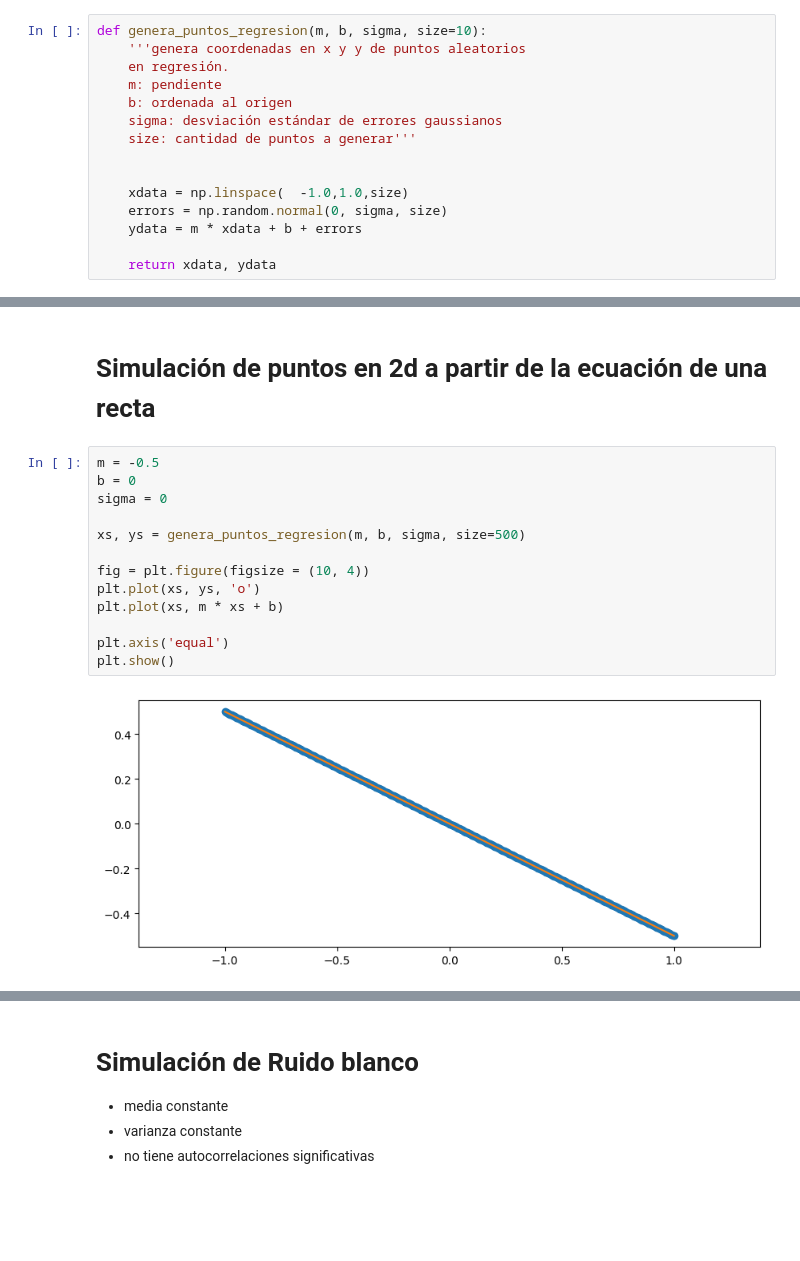
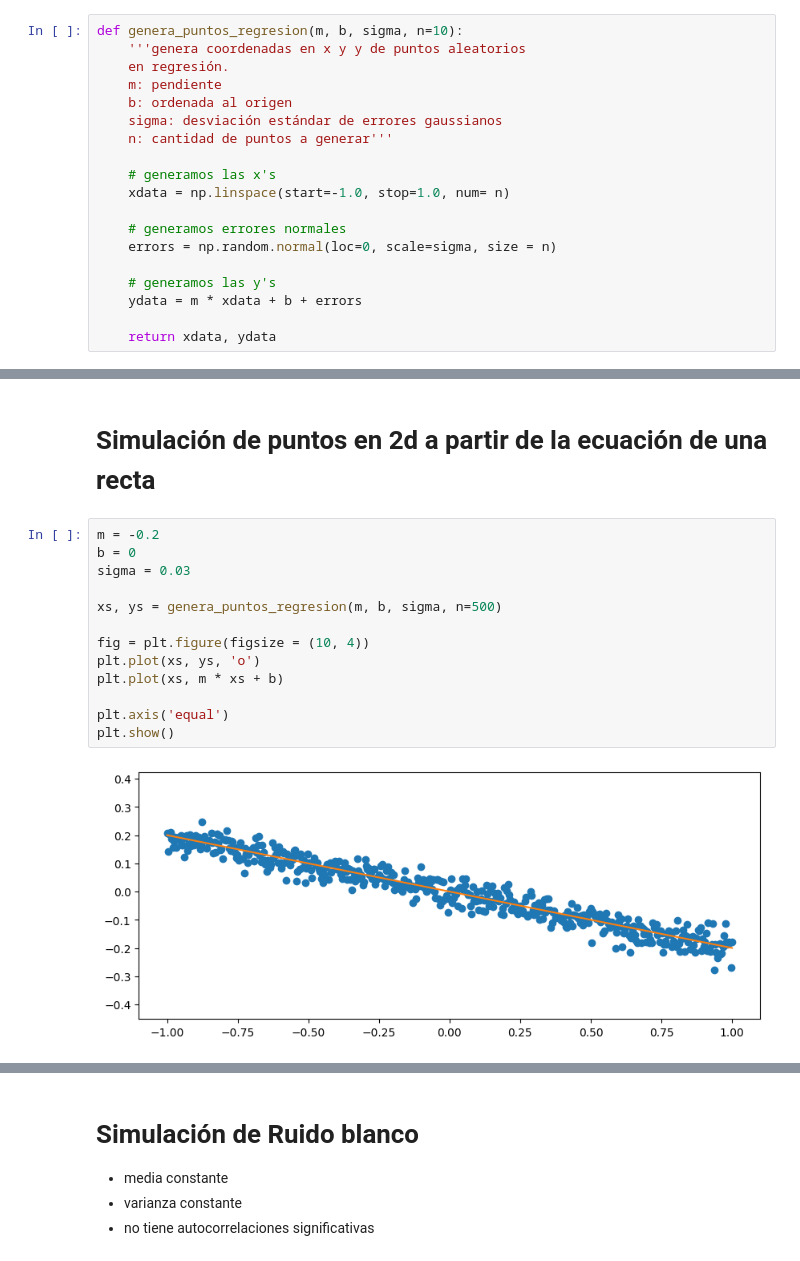
Before and after one commit to AnIsAsPe/Prediccion-produccion-electricidad, a Jupyter notebook: notebooks/regresión,_ruido_y_series_de_tiempo.ipynb, the cells around one changed output, grey strips where cells are left out. Saved outputs shown, nothing was run; the diff lists cells and outputs as text; blank space fills up the shorter version.

```diff
--- a/notebooks/regresión,_ruido_y_series_de_tiempo.ipynb
+++ b/notebooks/regresión,_ruido_y_series_de_tiempo.ipynb
@@ -11,17 +11,21 @@ from statsmodels.graphics.tsaplots import plot_acf, plot_pacf
 
 import matplotlib.pyplot as plt
 # %%
-def genera_puntos_regresion(m, b, sigma, size=10):
+def genera_puntos_regresion(m, b, sigma, n=10):
     '''genera coordenadas en x y y de puntos aleatorios
     en regresión.
     m: pendiente
     b: ordenada al origen
     sigma: desviación estándar de errores gaussianos
-    size: cantidad de puntos a generar'''
+    n: cantidad de puntos a generar'''
 
+    # generamos las x's
+    xdata = np.linspace(start=-1.0, stop=1.0, num= n)
 
-    xdata = np.linspace(  -1.0,1.0,size)
-    errors = np.random.normal(0, sigma, size)
+    # generamos errores normales
+    errors = np.random.normal(loc=0, scale=sigma, size = n)
+
+    # generamos las y's
     ydata = m * xdata + b + errors
 
     return xdata, ydata
@@ -39,20 +39,20 @@ def autocorrelacion(serie, lag=1):
 # %% [markdown]
 # Simulación de puntos en 2d a partir de la ecuación de una recta
 # %%
-m = -0.5
+m = -0.2
 b = 0
-sigma = 0
+sigma = 0.03
 
-xs, ys = genera_puntos_regresion(m, b, sigma, size=500)
+xs, ys = genera_puntos_regresion(m, b, sigma, n=500)
 
 fig = plt.figure(figsize = (10, 4))
 plt.plot(xs, ys, 'o')
 plt.plot(xs, m * xs + b)
 
 plt.axis('equal')
 plt.show()
 # %% [output]
-[figure, old version]
+[figure, new version]
 # %%
 errores = ys -  m * xs - b
 pd.Series(errores).plot.hist(bins=40, density = True)
```
Also changed, not shown: parts of 3 cells of this notebook.
